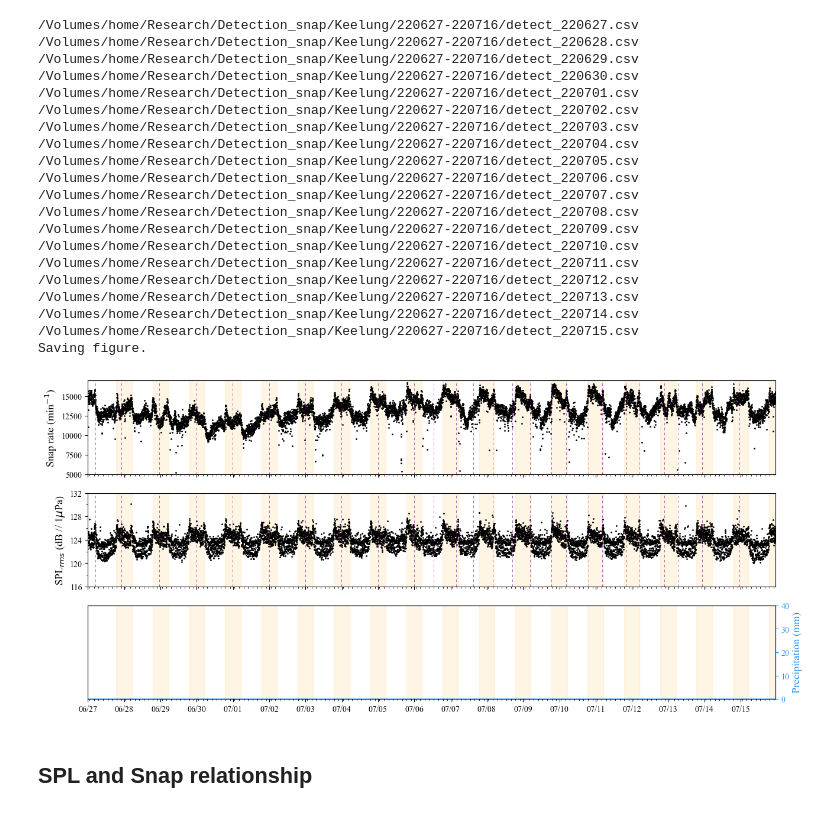
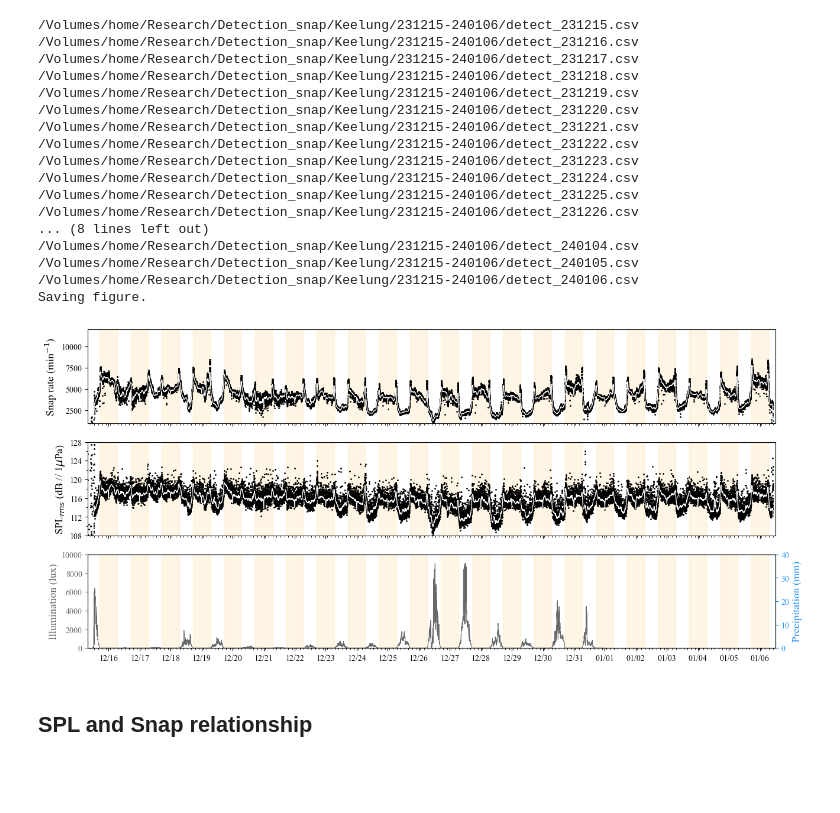
Before and after one commit to jhtong33/Code, a Jupyter notebook: 04.1_Plot_SnapRate_1Stage.ipynb, the cells around one changed output. Cells and saved outputs as stored; diff of their text form; code cells hidden in the pictures; blank space fills up the shorter version.

```diff
--- a/04.1_Plot_SnapRate_1Stage.ipynb
+++ b/04.1_Plot_SnapRate_1Stage.ipynb
@@ -18,8 +19,8 @@ def getinfo(place, year, stage):
     return begintime, endtime, month
 # %%
 place = 'Keelung'
-year = 2022
-stage = 2
+year = 2023
+stage = 4
 
 
 savefig = True
@@ -33,7 +34,7 @@ if place == 'Taoyuan':
     tidepath = glob.glob(f'../DataBase/Data_CWA/{year}_1116_竹圍_tide.csv')[0]
     # begintime = datetime(year, 6, 27); endtime = datetime(year, 7, 22)
 
-    ymin= 0; ymax = 6000 #Taoyuan 04
+    ymin= 0; ymax = 5000 #Taoyuan 04
     # ymin = 1500; ymax=6000
 
 
@@ -47,7 +48,7 @@ elif place == 'Keelung':
         rainpath = glob.glob(f'/Volumes/Data/Rainfall_CWA/C0B050_八斗子/C0B050_{year}.csv')[0]
     tidepath = glob.glob(f'../DataBase/Data_CWA/{year}_12191_長潭里_tide.csv')[0]
     # begintime = datetime(year, 4, 17, 12); endtime = datetime(year, 5, 3, 12)
-    ymin=5000; ymax=17000
+    ymin=2000; ymax=12000
 dsun = pd.read_csv(sunpath)
 path = f'/Volumes/home/Research/Detection_snap/{place}/{str(year)[2:4]}{month}*'
 print(begintime, endtime)
@@ -64,17 +65,31 @@ tidepath:  ../DataBase/Data_CWA/2022_12191_長潭里_tide.csv
 # %%
 def plotnight(time, ax, ymin, ymax):
+    year = time.year
     month = time.month
     day = time.day
     nextdate = time+timedelta(days=1)
+    nextyear = nextdate.year
     nextmonth = nextdate.month
     nextday = nextdate.day
 
-    sunset = int((dsun['SUNSET'][dsun['TIME'] == f'{year}/{month}/{day}'].values[0]).rsplit(':')[-1])
-    sunrise = int((dsun['SUNRSET'][dsun['TIME'] == f'{year}/{nextmonth}/{nextday}'].values[0]).rsplit(':')[-1])
+    if year == 2024:
+        sunpath = glob.glob(f'../DataBase/Data_CWA/sunset_time_keelung{year}.csv')[0]
+        df = pd.read_csv(sunpath)
+    else:
+        df = dsun
+    sunset_hr = int((df['SUNSET'][df['TIME'] == f'{year}/{month}/{day}'].values[0]).rsplit(':')[-2])
+    sunset_min = int((df['SUNSET'][df['TIME'] == f'{year}/{month}/{day}'].values[0]).rsplit(':')[-1])
+
+    if nextyear != year:
+        sunpath = glob.glob(f'../DataBase/Data_CWA/sunset_time_keelung{nextyear}.csv')[0]
+        df = pd.read_csv(sunpath)
+
+    sunrise_hr = int((df['SUNRSET'][df['TIME'] == f'{nextyear}/{nextmonth}/{nextday}'].values[0]).rsplit(':')[-2])
+    sunrise_min = int((df['SUNRSET'][df['TIME'] == f'{nextyear}/{nextmonth}/{nextday}'].values[0]).rsplit(':')[-1])
     for i in range(len(ax)):
         ymax = 18000 if i == 0 else ymax
         ymin = 0 if i != 1 else ymin
-        ax[i].fill_betweenx(y=[ymin-5, ymax], x1=datetime(year, month, day, 18, sunset), x2=datetime(year, nextmonth, nextday, 5, sunrise), color='orange', alpha=0.1)
+        ax[i].fill_betweenx(y=[ymin-5, ymax], x1=datetime(year, month, day, sunset_hr, sunset_min), x2=datetime(nextyear, nextmonth, nextday, sunrise_hr, sunrise_min), color='orange', alpha=0.1)
     return ax
 
 def plotlight(time, ax, excess=10000):
@@ -176,9 +191,9 @@ def plottide(ax, time, df, ymin, ymax, height_list):
             if len(height_list)>1:
                 delta_hr = (pd.to_datetime(max_h_time) - pd.to_datetime(height_list[-1])).total_seconds()/60/60
                 if delta_hr >= 5:
-                    ax.vlines(x = pd.to_datetime(max_h_time), ymin=ymin, ymax=ymax, color='purple', linestyle=(0, (5, 5)), linewidth=0.6, alpha=0.7  )
+                    ax.vlines(x = pd.to_datetime(max_h_time), ymin=ymin, ymax=ymax, color='purple', linestyle=(0, (5, 5)), linewidth=0.5, alpha=0.4 )
             else:
-                ax.vlines(x = pd.to_datetime(max_h_time), ymin=ymin, ymax=ymax, color='purple', linestyle=(0, (5, 5)), linewidth=0.6, alpha=0.7  )
+                ax.vlines(x = pd.to_datetime(max_h_time), ymin=ymin, ymax=ymax, color='purple', linestyle=(0, (5, 5)), linewidth=0.5, alpha=0.4 )
 #                     print('qqq', max_height_time[-1], max_h_time)
 #                     pre_time = pd.to_datetime(max_height_time[-1])
 #                     mm = pre_time.month
@@ -230,54 +245,53 @@ for filepath in sorted(glob.glob(f'{path}/*csv')):
 
     df = pd.read_csv(filepath)
     gettime = pd.to_datetime(df['Time'].values[0])
     ax = plotnight(gettime, ax, ymin, ymax)
     ax[2] = plotlight(gettime, ax[2])
     ax[0] = plottide(ax[0], gettime, dtide, ymin, ymax, height_list)
     ax[1] = plottide(ax[1], gettime, dtide, 90, 135, temp)
     ax[0].scatter(pd.to_datetime(df['Time']), df['Peak'], c='k', marker='o', s=1 )
+    ax[0].plot(pd.to_datetime(df['Time']), signal.medfilt(df['Peak'], 59 ), color = 'white', lw=0.9)
     ax[1].scatter(pd.to_datetime(df['Time']), df['SPLrms'], c='k', marker='o', s=1 )
+    ax[1].plot(pd.to_datetime(df['Time']), signal.medfilt(df['SPLrms'], 59 ), color = 'white', lw=0.9)
     print(filepath)
 
-light_ymax=12000 # 6000
+light_ymax=10000 # 6000
 ax[2].set_ylim(0, light_ymax)
 
 ax[0].set_xlim(begintime, endtime)
-ax[0].set_ylim(ymin, ymax)
+ax[0].set_ylim(ymin-1000, ymax)
 ax[0].set_ylabel('Snap rate (min$^{-1}$)', fontsize=fsize)
 ax[0].xaxis.set_major_locator(mdates.DayLocator(interval=1))   #to get a tick every 15 minutes
 ax[0].xaxis.set_major_formatter(mdates.DateFormatter('%m/%d'))     #optional formatting
 ax[0].xaxis.set_minor_locator(mdates.HourLocator(interval=3))   #to get a tick every 15 minutes
 
 
-ax[1].set_ylim(116, 132)
+ax[1].set_ylim(108, 128)
 ax[1].set_ylabel('SPL$_{rms}$ (dB // 1$\mu$Pa)', fontsize=fsize)
 ax[1].yaxis.set_major_locator(ticker.MultipleLocator(4))
 ax[1].yaxis.set_minor_locator(ticker.MultipleLocator(2))
 
 if savefig:
     print('Saving figure. ')
     plt.savefig(f'../Results/Detection_snap/{place}/{place}_{year}{month}_variations.png', dpi=200, bbox_inches='tight')
     plt.savefig(f'../Results/Detection_snap/{place}/{place}_{year}{month}_variations.pdf', dpi=200)
 # %% [output]
-/Volumes/home/Research/Detection_snap/Keelung/220627-220716/detect_220627.csv
-/Volumes/home/Research/Detection_snap/Keelung/220627-220716/detect_220628.csv
-/Volumes/home/Research/Detection_snap/Keelung/220627-220716/detect_220629.csv
-/Volumes/home/Research/Detection_snap/Keelung/220627-220716/detect_220630.csv
-/Volumes/home/Research/Detection_snap/Keelung/220627-220716/detect_220701.csv
-/Volumes/home/Research/Detection_snap/Keelung/220627-220716/detect_220702.csv
-/Volumes/home/Research/Detection_snap/Keelung/220627-220716/detect_220703.csv
-/Volumes/home/Research/Detection_snap/Keelung/220627-220716/detect_220704.csv
-/Volumes/home/Research/Detection_snap/Keelung/220627-220716/detect_220705.csv
-/Volumes/home/Research/Detection_snap/Keelung/220627-220716/detect_220706.csv
-/Volumes/home/Research/Detection_snap/Keelung/220627-220716/detect_220707.csv
-/Volumes/home/Research/Detection_snap/Keelung/220627-220716/detect_220708.csv
-/Volumes/home/Research/Detection_snap/Keelung/220627-220716/detect_220709.csv
-/Volumes/home/Research/Detection_snap/Keelung/220627-220716/detect_220710.csv
-/Volumes/home/Research/Detection_snap/Keelung/220627-220716/detect_220711.csv
-/Volumes/home/Research/Detection_snap/Keelung/220627-220716/detect_220712.csv
-/Volumes/home/Research/Detection_snap/Keelung/220627-220716/detect_220713.csv
-/Volumes/home/Research/Detection_snap/Keelung/220627-220716/detect_220714.csv
-/Volumes/home/Research/Detection_snap/Keelung/220627-220716/detect_220715.csv
+/Volumes/home/Research/Detection_snap/Keelung/231215-240106/detect_231215.csv
+/Volumes/home/Research/Detection_snap/Keelung/231215-240106/detect_231216.csv
+/Volumes/home/Research/Detection_snap/Keelung/231215-240106/detect_231217.csv
+/Volumes/home/Research/Detection_snap/Keelung/231215-240106/detect_231218.csv
+/Volumes/home/Research/Detection_snap/Keelung/231215-240106/detect_231219.csv
+/Volumes/home/Research/Detection_snap/Keelung/231215-240106/detect_231220.csv
+/Volumes/home/Research/Detection_snap/Keelung/231215-240106/detect_231221.csv
+/Volumes/home/Research/Detection_snap/Keelung/231215-240106/detect_231222.csv
+/Volumes/home/Research/Detection_snap/Keelung/231215-240106/detect_231223.csv
+/Volumes/home/Research/Detection_snap/Keelung/231215-240106/detect_231224.csv
+/Volumes/home/Research/Detection_snap/Keelung/231215-240106/detect_231225.csv
+/Volumes/home/Research/Detection_snap/Keelung/231215-240106/detect_231226.csv
+... (8 lines left out)
+/Volumes/home/Research/Detection_snap/Keelung/231215-240106/detect_240104.csv
+/Volumes/home/Research/Detection_snap/Keelung/231215-240106/detect_240105.csv
+/Volumes/home/Research/Detection_snap/Keelung/231215-240106/detect_240106.csv
 Saving figure.
-[figure, old version]
+[figure, new version]
 # %% [markdown]
```
Also changed, not shown: parts of 9 cells of this notebook, 4 other files.
